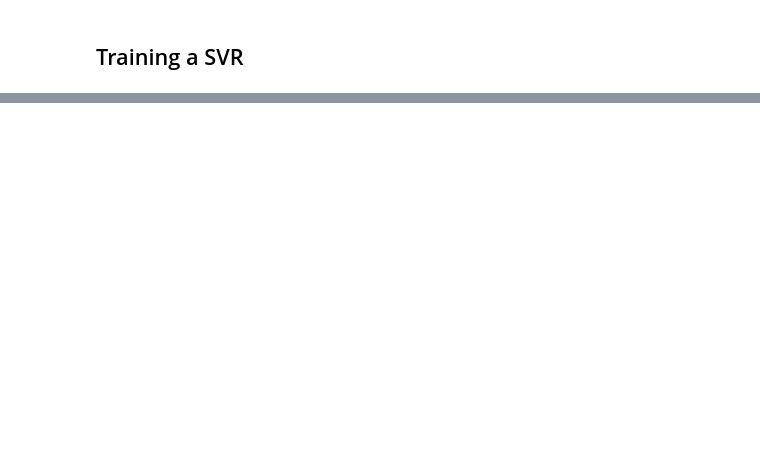
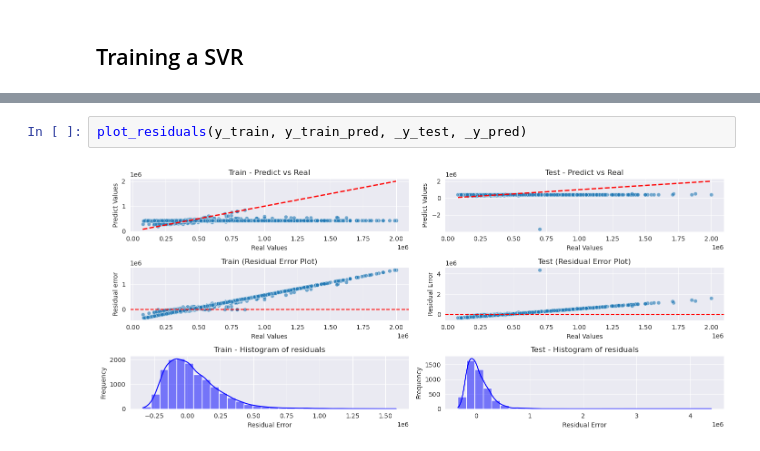
Before and after one commit to icleveston/sound-realty, a Jupyter notebook: src/model_improvement_analysis.ipynb, the cells around one changed output, grey strips where cells are left out. Drawn from its saved outputs; the diff is of its cells as text; blank space fills up the shorter version.

```diff
--- a/src/model_improvement_analysis.ipynb
+++ b/src/model_improvement_analysis.ipynb
@@ -865,0 +854,4 @@ Test Explained Variance Score: 0.020091483494682483
+# %%
+plot_residuals(y_train, y_train_pred, _y_test, _y_pred)
+# %% [output]
+[figure, added]
```
Also changed, not shown: parts of 3 cells of this notebook.
